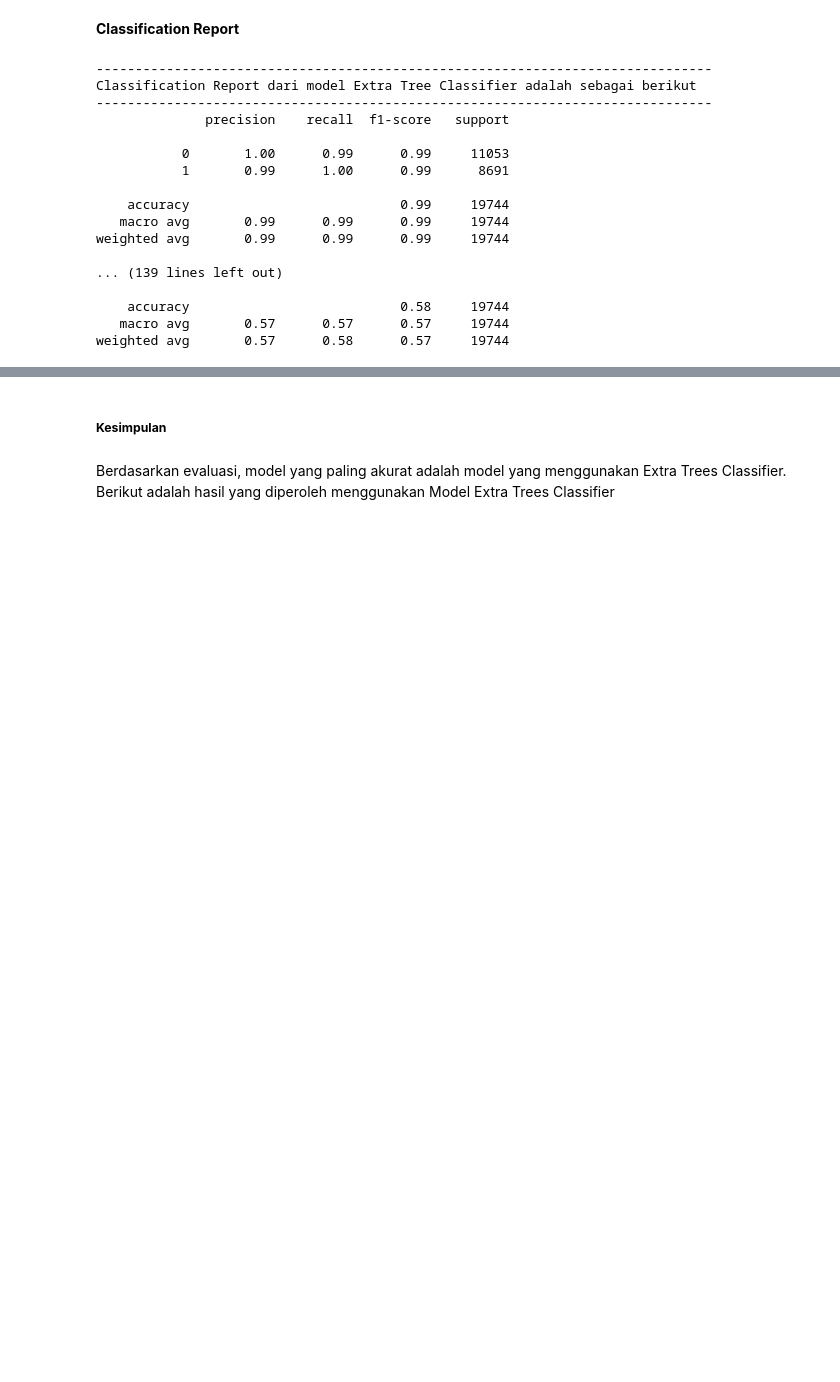
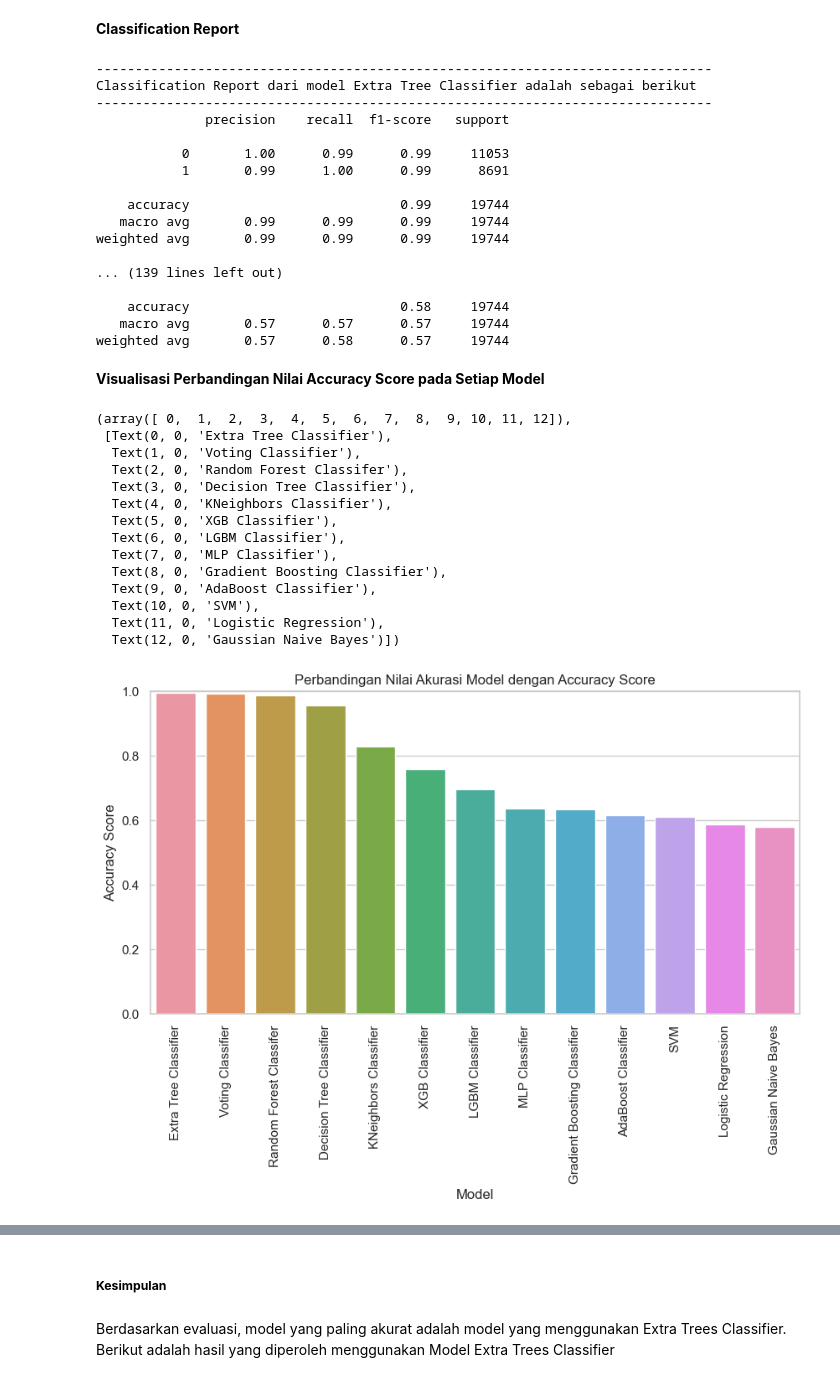
Before and after one commit to farroshsy/Car-Insurance-Prediction, a Jupyter notebook: FP-KK.ipynb, the cells around one changed output, grey strips where cells are left out. Drawn from its saved outputs; the diff is of its cells as text; code cells hidden in the pictures; blank space fills up the shorter version.

```diff
--- a/FP-KK.ipynb
+++ b/FP-KK.ipynb
@@ -1281,7 +1300,8 @@ F1 Score dari model Gaussian Naive Bayes adalah 0.48933947772657455
 <b>Precision Score</b>
 # %%
 for i in range(len(sorted_list_model)):
-  print('Precision score dari model', sorted_list_model_name[i], 'adalah', precision_score(y_test,sorted_list_model_pred[i]))
+  sorted_list_precision_score.append(precision_score(y_test,sorted_list_model_pred[i]))
+  print('Precision score dari model', sorted_list_model_name[i], 'adalah', sorted_list_precision_score[i])
   print('-------------------------------------------------------------------------------')
 # %% [output]
 Precision score dari model Extra Tree Classifier adalah 0.9868286590212331
@@ -1305,7 +1325,8 @@ Precision score dari model Gaussian Naive Bayes adalah 0.5250527426160337
 <b>Recall Score</b>
 # %%
 for i in range(len(sorted_list_model)):
-  print('Recall score dari model', sorted_list_model_name[i], 'adalah', recall_score(y_test,sorted_list_model_pred[i]))
+  sorted_list_recall_score.append(recall_score(y_test,sorted_list_model_pred[i]))
+  print('Recall score dari model', sorted_list_model_name[i], 'adalah', sorted_list_recall_score[i])
   print('-------------------------------------------------------------------------------')
 # %% [output]
 Recall score dari model Extra Tree Classifier adalah 1.0
@@ -1352,3 +1373,36 @@ weighted avg       0.99      0.99      0.99     19744
     accuracy                           0.58     19744
    macro avg       0.57      0.57      0.57     19744
 weighted avg       0.57      0.58      0.57     19744
+# %%
+sorted_pd = pd.DataFrame(sorted_list_model)
+# %%
+sorted_pd['f1_score'] = sorted_list_f1_score
+sorted_pd['precision_score'] = sorted_list_precision_score
+sorted_pd['recall_score'] = sorted_list_recall_score
+# %% [markdown]
+<b>Visualisasi Perbandingan Nilai Accuracy Score pada Setiap Model</b>
+# %%
+plt.figure(figsize=(10, 5))
+sns.set_theme(style="whitegrid")
+ax = sns.barplot(x=1, y=0, data=sorted_pd)
+ax.set(ylim=(0, 1))
+plt.xlabel('Model')
+plt.ylabel('Accuracy Score')
+plt.title('Perbandingan Nilai Akurasi Model dengan Accuracy Score')
+plt.xticks(rotation=90)
+# %% [output]
+(array([ 0,  1,  2,  3,  4,  5,  6,  7,  8,  9, 10, 11, 12]),
+ [Text(0, 0, 'Extra Tree Classifier'),
+  Text(1, 0, 'Voting Classifier'),
+  Text(2, 0, 'Random Forest Classifer'),
+  Text(3, 0, 'Decision Tree Classifier'),
+  Text(4, 0, 'KNeighbors Classifier'),
+  Text(5, 0, 'XGB Classifier'),
+  Text(6, 0, 'LGBM Classifier'),
+  Text(7, 0, 'MLP Classifier'),
+  Text(8, 0, 'Gradient Boosting Classifier'),
+  Text(9, 0, 'AdaBoost Classifier'),
+  Text(10, 0, 'SVM'),
+  Text(11, 0, 'Logistic Regression'),
+  Text(12, 0, 'Gaussian Naive Bayes')])
+[figure, added]
```
Also changed, not shown: parts of 97 cells of this notebook, 1 other file.
